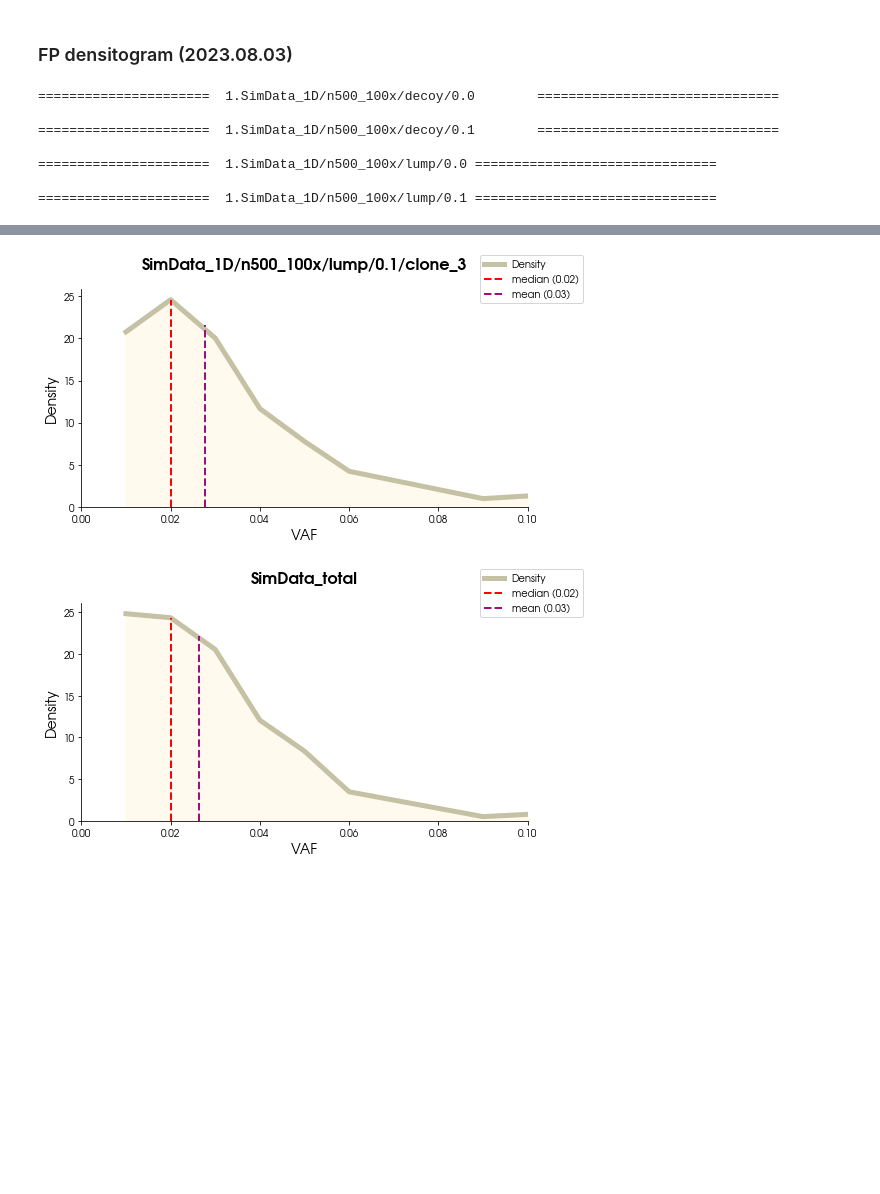
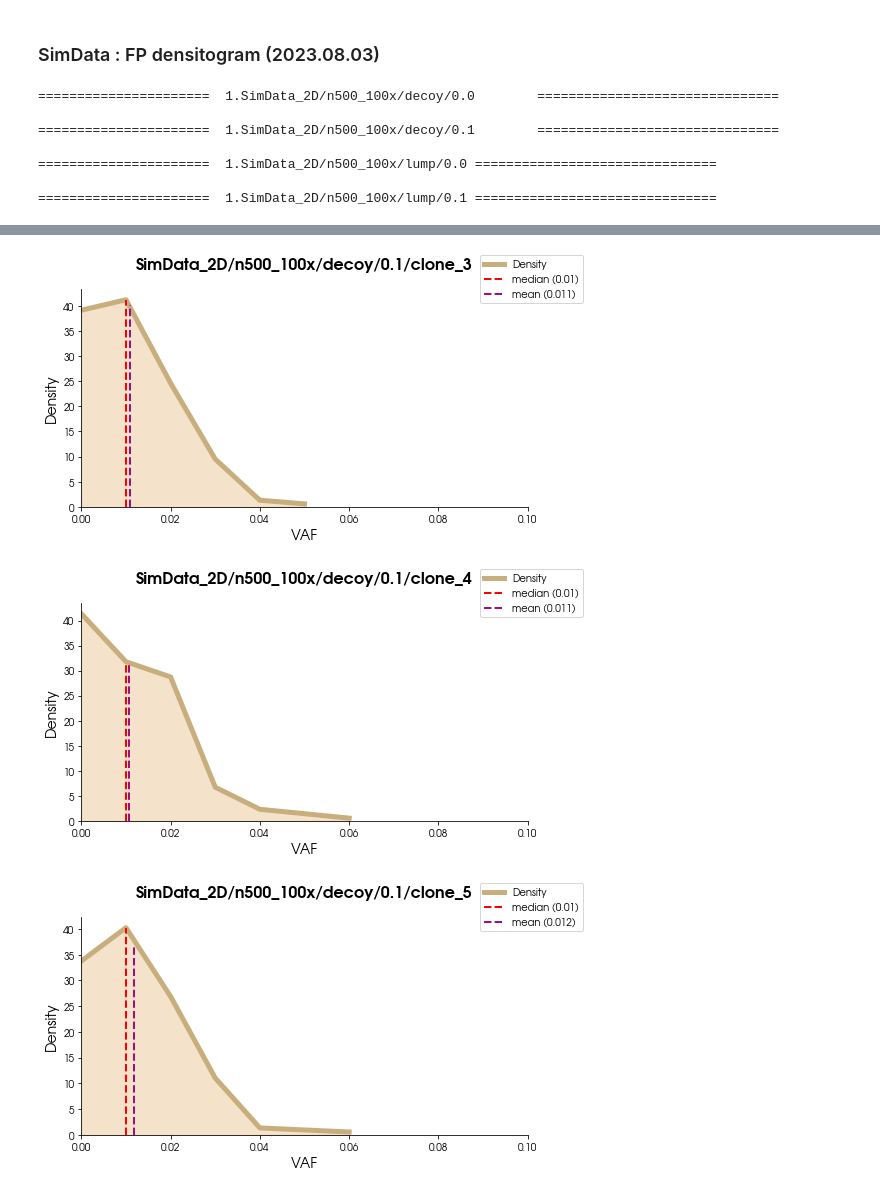
Before and after one commit to goldpm1/cle, a Jupyter notebook: 1.SimData_FPdistribution.ipynb, the cells around one changed output, grey strips where cells are left out. Cells and saved outputs as stored; diff of their text form; code cells hidden in the pictures; blank space fills up the shorter version.

```diff
--- a/1.SimData_FPdistribution.ipynb
+++ b/1.SimData_FPdistribution.ipynb
@@ -10,10 +87,10 @@ def visualization (vaf_fP_ratio, **kwargs):
     fig, ax = plt.subplots (figsize = (8, 4))
     #ax.set_yticks ( np.arange (0, np.max(y), 0.1))
 
-    ax.set_title ( "FP by MRS dataset ({}x)".format(kwargs["DEPTH_MEAN"]), fontsize = 16, fontweight='bold', color='black', pad=20)
+    ax.set_title ( "VAF - FP probability : CellData 1D ({}x)".format(kwargs["DEPTH_MEAN"]), fontsize = 16, fontweight='bold', color='black', pad=20)
 
-    ax.plot (x, y, label = "FP (SimData)", linewidth = 5, color = '#C8AE7D')
-    ax.fill_between(x, y, color='#EAC696', alpha=0.5)
+    ax.plot (x, y, label = "FP (CellData)", linewidth = 5, color = '#9EB384')
+    ax.fill_between(x, y, color='#CEDEBD', alpha=0.5)
     #ax.axvline(x = 0.02,  ymin = 0, ymax = TN_prior_cal (0.02)/plt.ylim()[1] * 1.03, label = "median", linestyle='--', linewidth=2, color = 'red' )
 
     # 축 설정
@@ -21,7 +98,7 @@ def visualization (vaf_fP_ratio, **kwargs):
     ax.set_xticklabels (  np.round ( np.arange (0, 1.01, 0.05), 2 ) )
     ax.set_xlabel("VAF", fontdict = {"fontsize" : 14})
     ax.set_ylabel("Probability", fontdict = {"fontsize" : 14})
-    ax.axis ( [0, 26, 0, 0.5] )
+    ax.axis ( [0, 21, 0, 0.15] )
 
     # Spine 설정
     fig.gca().spines['top'].set_visible(False)
@@ -44,7 +121,10 @@ if __name__ == "__main__":
 
     for filename in sorted(os.listdir (DIR)):
         kwargs["SAMPLENAME"] = re.split(r'[_ .]', filename)[0]
-        #print (kwargs["SAMPLENAME"])
+        #print ( kwargs ["SAMPLENAME"])
+        if os.path.isdir( DIR + "/" + filename ) == True:
+            continue
+
         inputdf = pd.read_csv ( DIR + "/" + filename, sep = "\t", header = None)
 
         if inputdf.shape[1] == 3: #  If 4th column (BQ) is absent
@@ -81,7 +163,7 @@ if __name__ == "__main__":
 # %%
 def TN_prior_cal(x):
     from scipy.special import expit
-    return (1 - expit( 100*x - 5)) * 0.5
+    return (1 - expit( 100*x - 5)) * 0.15
 
 if __name__ == "__main__":
     import numpy as np
@@ -93,18 +175,18 @@ if __name__ == "__main__":
     y = np.array ( [TN_prior_cal(i) for i in x] )
 
     fig, ax = plt.subplots (figsize = (8, 4))
-    ax.set_yticks ( np.arange (0, np.max(y), 0.1))
+    ax.set_yticks ( np.arange (0, np.max(y) * 1.1, 0.05))
 
-    ax.set_title ( "FP by Reverse sigmoid function", fontsize = 16, fontweight='bold', color='black', pad=20)
+    ax.set_title ( "VAF - FP probability model", fontsize = 16, fontweight='bold', color='black', pad=20)
 
     ax.plot (x, y, label = "FP (SimData)", linewidth = 5, color = '#C8AE7D')
     ax.fill_between(x, y, color='#EAC696', alpha=0.5)
-    ax.axvline(x = 0.02,  ymin = 0, ymax = TN_prior_cal (0.02)/plt.ylim()[1] * 1.03, label = "median", linestyle='--', linewidth=2, color = 'red' )
+    ax.axvline(x = 0.02,  ymin = 0, ymax = TN_prior_cal (0.02)/plt.ylim()[1] , label = "median", linestyle='--', linewidth=2, color = 'red' )
 
     # 축 설정
     ax.set_xlabel("VAF", fontdict = {"fontsize" : 14})
     ax.set_ylabel("Probability", fontdict = {"fontsize" : 14})
-    ax.axis ( [0, 0.25, 0, 0.5] )
+    ax.axis ( [0, 0.25, 0, 0.2] )
 
     # Spine 설정
     fig.gca().spines['top'].set_visible(False)
@@ -115,5 +197,5 @@ if __name__ == "__main__":
 # %% [markdown]
-### FP densitogram (2023.08.03)
+### SimData : FP densitogram (2023.08.03)
 # %%
 def draw_fp_densitogram (x, TITLE):
     import numpy as np
@@ -133,10 +215,10 @@ def draw_fp_densitogram (x, TITLE):
 
         ax.set_title ( TITLE, fontsize = 16, fontweight='bold', color='black', pad=20)
 
-        ax.plot (x, y, label = "Density", linewidth = 5, color = '#C4C1A4')
-        ax.fill_between(x, y, color='#FFF6DC', alpha=0.5)
-        ax.axvline(x = np.median (x),  ymin = 0, ymax = kde_function ( np.median(x) ) [0] / plt.ylim()[1] , label = "median ({})".format ( round ( np.median(x), 2) ), linestyle='--', linewidth=2, color = 'red' )
-        ax.axvline(x = np.mean (x),  ymin = 0, ymax = kde_function ( np.mean(x) ) [0] / plt.ylim()[1]  , label = "mean ({})".format (round (np.mean (x), 2) ), linestyle='--', linewidth=2, color = '#9F0D7F' )
+        ax.plot (x, y, label = "Density", linewidth = 5, color = '#C8AE7D')
+        ax.fill_between(x, y, color = '#EAC696', alpha=0.5)
+        ax.axvline(x = np.median (x),  ymin = 0, ymax = kde_function ( np.median(x) ) [0] / plt.ylim()[1] , label = "median ({})".format ( round ( np.median(x), 3) ), linestyle='--', linewidth=2, color = 'red' )
+        ax.axvline(x = np.mean (x),  ymin = 0, ymax = kde_function ( np.mean(x) ) [0] / plt.ylim()[1]  , label = "mean ({})".format (round (np.mean (x), 3) ), linestyle='--', linewidth=2, color = '#9F0D7F' )
 
         # 축 설정
         ax.set_xlabel("VAF", fontdict = {"fontsize" : 14})
@@ -157,13 +239,13 @@ if __name__ == "__main__":
 
     kwargs = {}
 
-    NUM_BLOCK_LIST = [1]             # 1, 2, 3
+    NUM_BLOCK_LIST = [2]             # 1, 2, 3
     NUM_MUTATION_LIST = [500]    # 500, 100
     DEPTH_MEAN_LIST = [100]       # 100, 30
     FP_RATIO_LIST = [0.0, 0.1 ]        # 0.0, 0.1
     SIMDATA_LIST = [ "decoy", "lump"] # "decoy", "lump"
-    NUM_CLONE_LIST = [3 ]      # 2, 3, 4, 5, 6, 7
-    BENCHMARK_LIST = [0, 1]; kwargs["BENCHMARK_START"] = BENCHMARK_LIST[0];  kwargs["BENCHMARK_END"] = BENCHMARK_LIST[1]
+    NUM_CLONE_LIST = [ 2, 3, 4, 5, 6, 7 ]      # 2, 3, 4, 5, 6, 7
+    BENCHMARK_LIST = [0, 1, 2]; kwargs["BENCHMARK_START"] = BENCHMARK_LIST[0];  kwargs["BENCHMARK_END"] = BENCHMARK_LIST[1]
 
     x_total = []
     for NUM_BLOCK in NUM_BLOCK_LIST:
@@ -183,12 +265,12 @@ if __name__ == "__main__":
                                     x_total = x_total +  list ( npvaf.iloc[:, i] )
                             draw_fp_densitogram (x_regional, TITLE = "SimData_" + str(NUM_BLOCK) + "D/n" + str(NUM_MUTATION) + "_" + str(DEPTH_MEAN)  + "x/" + str(SIMDATA) + "/" + str(FP_RATIO) + "/clone_" + str(NUM_CLONE) )
 
-    draw_fp_densitogram (x_total, TITLE = "SimData_total" )
+    draw_fp_densitogram (x_total, TITLE = "FP densitogram by SimData {}D ({}x)".format ( NUM_BLOCK_LIST[0], DEPTH_MEAN_LIST[0]) )
 # %% [output]
-======================  1.SimData_1D/n500_100x/decoy/0.0        ===============================
+======================  1.SimData_2D/n500_100x/decoy/0.0        ===============================
 
-======================  1.SimData_1D/n500_100x/decoy/0.1        ===============================
+======================  1.SimData_2D/n500_100x/decoy/0.1        ===============================
 
-======================  1.SimData_1D/n500_100x/lump/0.0 ===============================
+======================  1.SimData_2D/n500_100x/lump/0.0 ===============================
 
-======================  1.SimData_1D/n500_100x/lump/0.1 ===============================
+======================  1.SimData_2D/n500_100x/lump/0.1 ===============================
@@ -196,2 +278,3 @@ if __name__ == "__main__":
-[figure, old version]
+[figure, new version]
-[figure, old version]
+[figure, new version]
+[figure, added]
```
Also changed, not shown: parts of 7 cells of this notebook, 51 other files.
